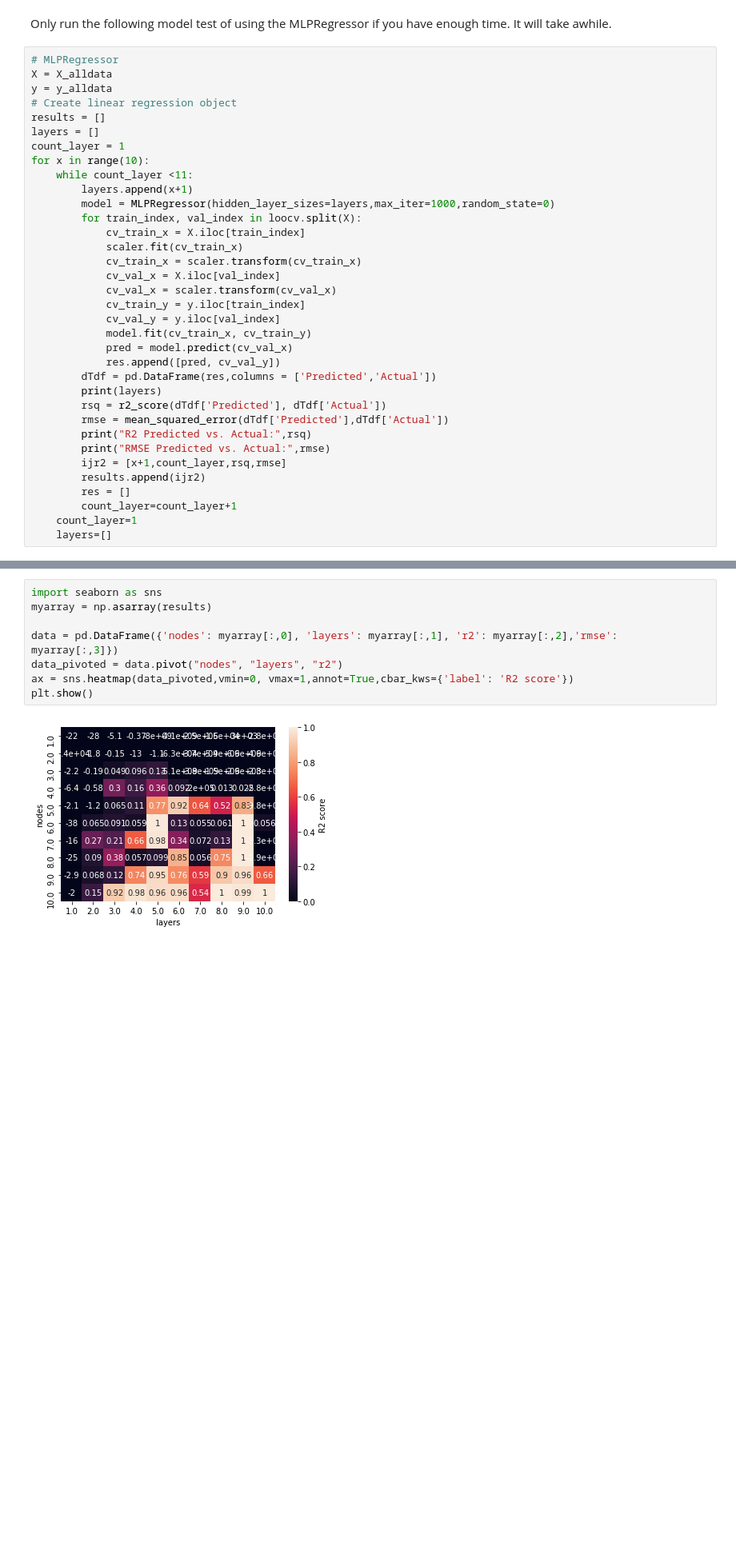
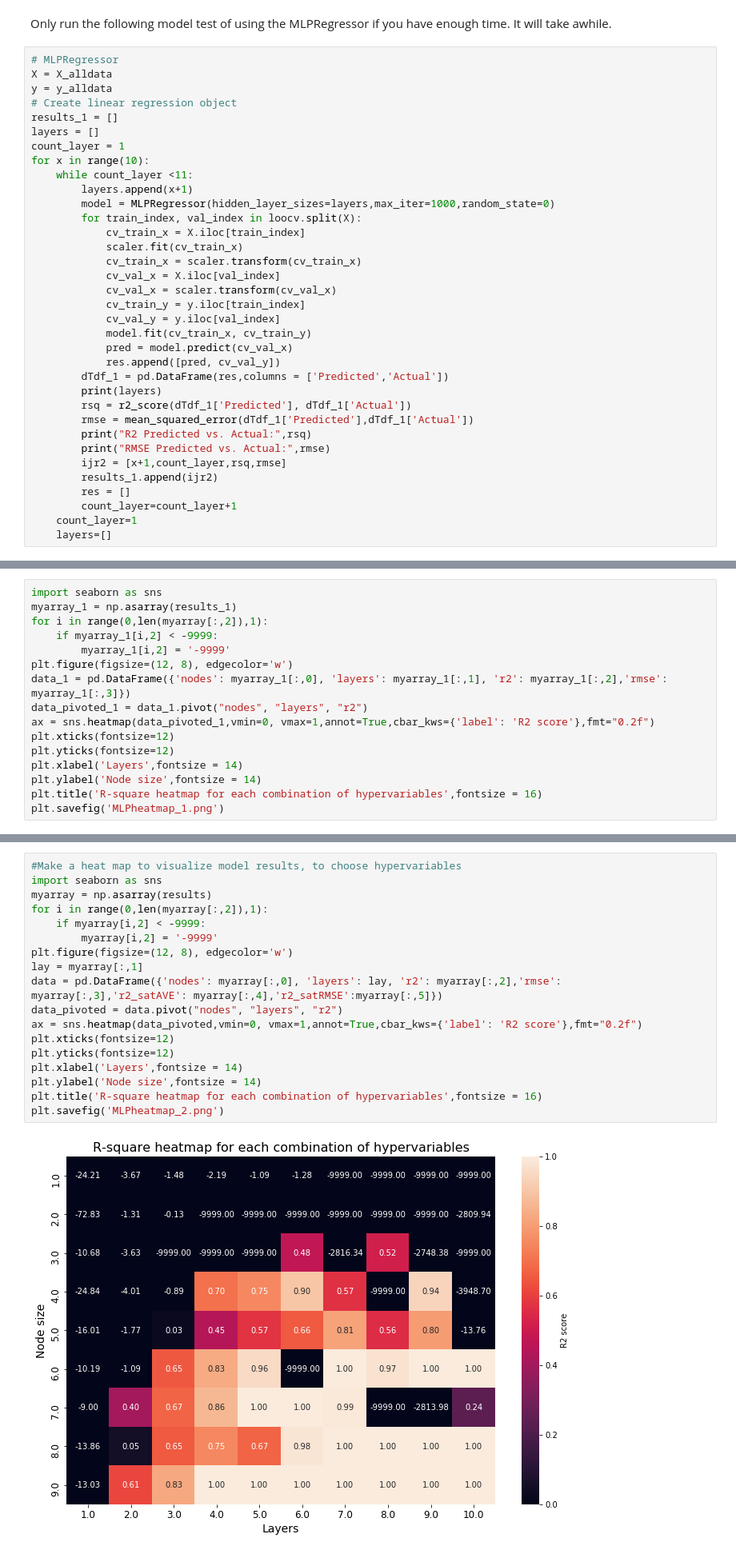
Before and after one commit to seina001/oeas895_EinarssonProject, a Jupyter notebook: Model_Einarsson.ipynb, the cells around one changed output, grey strips where cells are left out. Shown at 80% size. Cells and saved outputs as stored; diff of their text form; blank space fills up the shorter version.

```diff
--- a/Model_Einarsson.ipynb
+++ b/Model_Einarsson.ipynb
@@ -588,7 +590,7 @@ Only run the following model test of using the MLPRegressor if you have enough t
 X = X_alldata
 y = y_alldata
 # Create linear regression object
-results = []
+results_1 = []
 layers = []
 count_layer = 1
 for x in range(10):
@@ -606,14 +608,14 @@ for x in range(10):
             model.fit(cv_train_x, cv_train_y)
             pred = model.predict(cv_val_x)
             res.append([pred, cv_val_y])
-        dTdf = pd.DataFrame(res,columns = ['Predicted','Actual'])
+        dTdf_1 = pd.DataFrame(res,columns = ['Predicted','Actual'])
         print(layers)
-        rsq = r2_score(dTdf['Predicted'], dTdf['Actual'])
-        rmse = mean_squared_error(dTdf['Predicted'],dTdf['Actual'])
+        rsq = r2_score(dTdf_1['Predicted'], dTdf_1['Actual'])
+        rmse = mean_squared_error(dTdf_1['Predicted'],dTdf_1['Actual'])
         print("R2 Predicted vs. Actual:",rsq)
         print("RMSE Predicted vs. Actual:",rmse)
         ijr2 = [x+1,count_layer,rsq,rmse]
-        results.append(ijr2)
+        results_1.append(ijr2)
         res = []
         count_layer=count_layer+1
     count_layer=1
@@ -659,3 +661,19 @@ RMSE Predicted vs. Actual: 1579.3162132323607
 R2 Predicted vs. Actual: -0.15369936383509963
 RMSE Predicted vs. Actual: 1616.448025817021
 ... (55 outputs left out)
+# %%
+import seaborn as sns
+myarray_1 = np.asarray(results_1)
+for i in range(0,len(myarray[:,2]),1):
+    if myarray_1[i,2] < -9999:
+        myarray_1[i,2] = '-9999'
+plt.figure(figsize=(12, 8), edgecolor='w')
+data_1 = pd.DataFrame({'nodes': myarray_1[:,0], 'layers': myarray_1[:,1], 'r2': myarray_1[:,2],'rmse': myarray_1[:,3]})
+data_pivoted_1 = data_1.pivot("nodes", "layers", "r2")
+ax = sns.heatmap(data_pivoted_1,vmin=0, vmax=1,annot=True,cbar_kws={'label': 'R2 score'},fmt="0.2f")
+plt.xticks(fontsize=12)
+plt.yticks(fontsize=12)
+plt.xlabel('Layers',fontsize = 14)
+plt.ylabel('Node size',fontsize = 14)
+plt.title('R-square heatmap for each combination of hypervariables',fontsize = 16)
+plt.savefig('MLPheatmap_1.png')
@@ -662,10 +848,20 @@ RMSE Predicted vs. Actual: 1616.448025817021
 # %%
+#Make a heat map to visualize model results, to choose hypervariables
 import seaborn as sns
 myarray = np.asarray(results)
-
-data = pd.DataFrame({'nodes': myarray[:,0], 'layers': myarray[:,1], 'r2': myarray[:,2],'rmse': myarray[:,3]})
+for i in range(0,len(myarray[:,2]),1):
+    if myarray[i,2] < -9999:
+        myarray[i,2] = '-9999'
+plt.figure(figsize=(12, 8), edgecolor='w')
+lay = myarray[:,1]
+data = pd.DataFrame({'nodes': myarray[:,0], 'layers': lay, 'r2': myarray[:,2],'rmse': myarray[:,3],'r2_satAVE': myarray[:,4],'r2_satRMSE':myarray[:,5]})
 data_pivoted = data.pivot("nodes", "layers", "r2")
-ax = sns.heatmap(data_pivoted,vmin=0, vmax=1,annot=True,cbar_kws={'label': 'R2 score'})
-plt.show()
+ax = sns.heatmap(data_pivoted,vmin=0, vmax=1,annot=True,cbar_kws={'label': 'R2 score'},fmt="0.2f")
+plt.xticks(fontsize=12)
+plt.yticks(fontsize=12)
+plt.xlabel('Layers',fontsize = 14)
+plt.ylabel('Node size',fontsize = 14)
+plt.title('R-square heatmap for each combination of hypervariables',fontsize = 16)
+plt.savefig('MLPheatmap_2.png')
 # %% [output]
-[figure, old version]
+[figure, new version]
```
Also changed, not shown: parts of 18 cells of this notebook, 1 other file.
